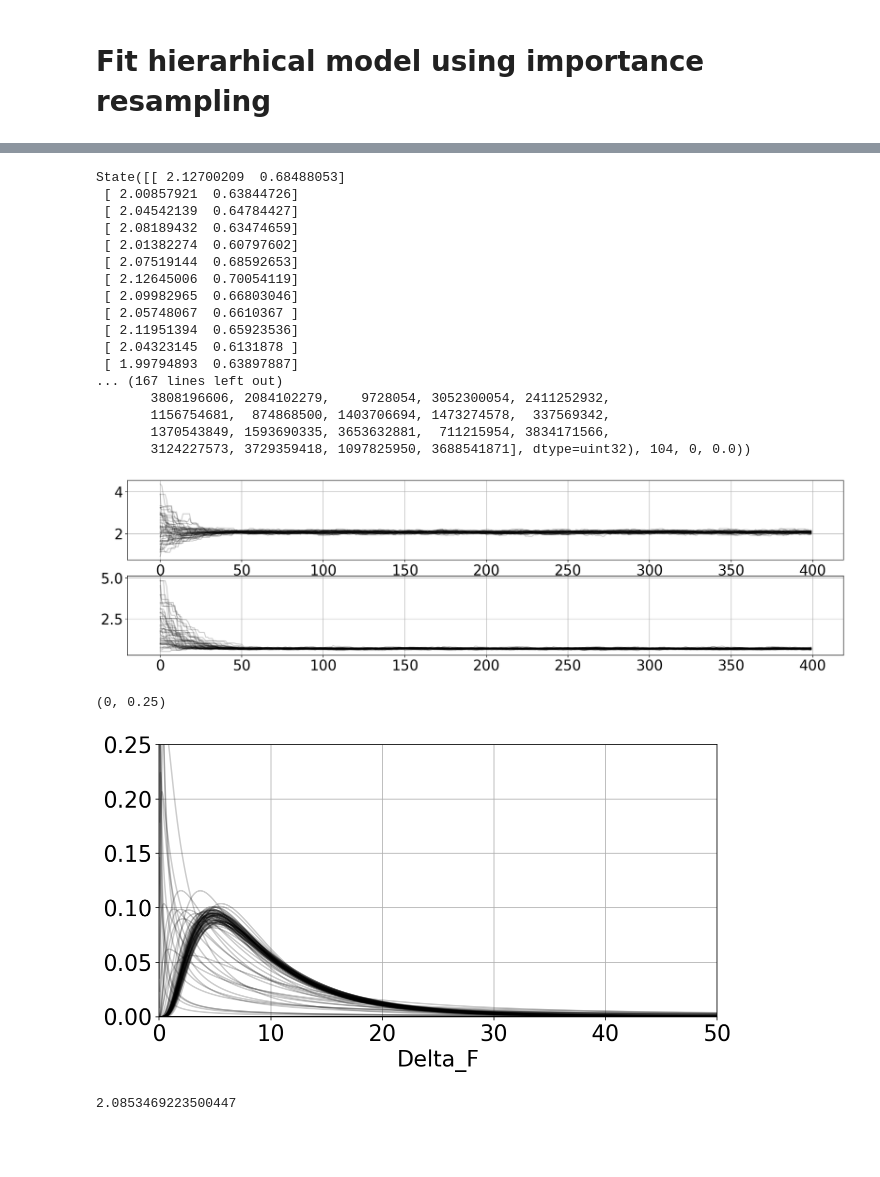
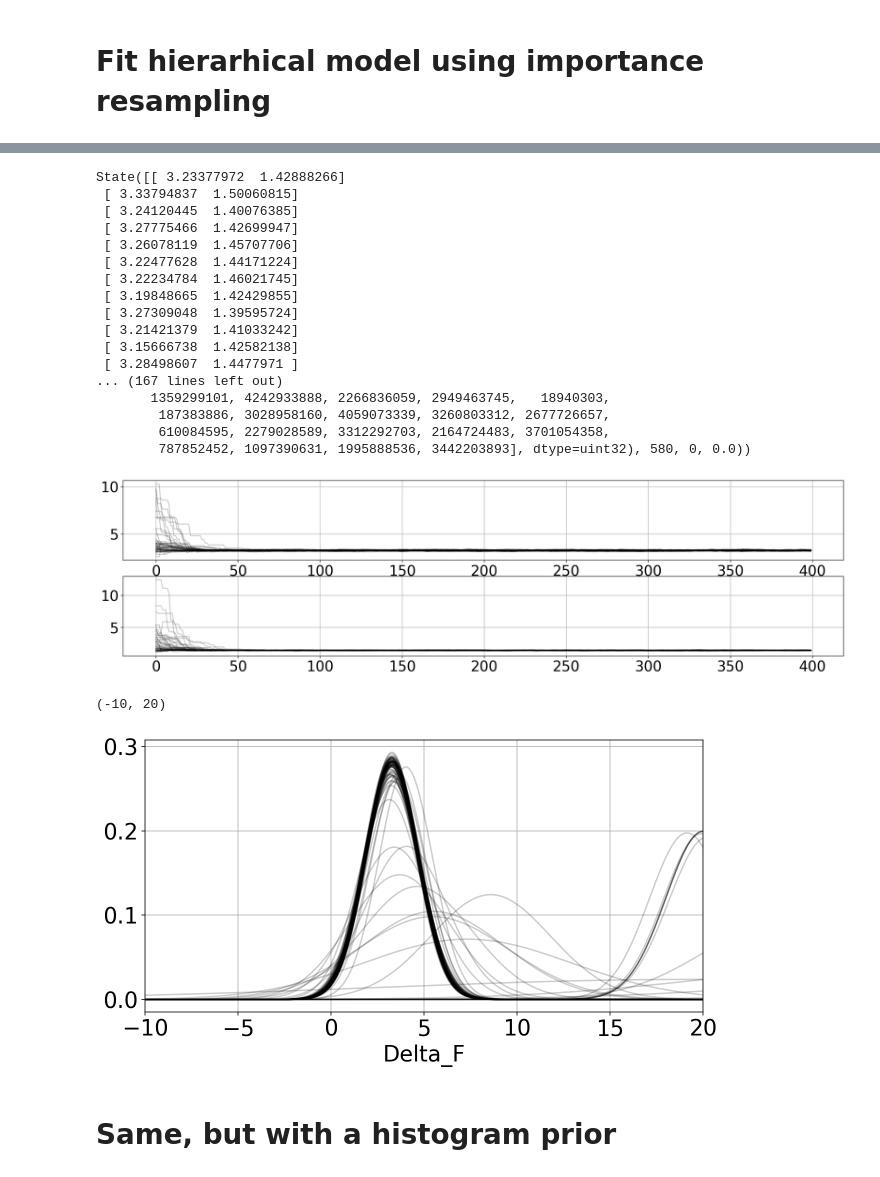
Before and after one commit to fbartolic/hierarchical_single_lens_events, a Jupyter notebook: src/initial_attempt.ipynb, the cells around one changed output, grey strips where cells are left out. Cells and saved outputs as stored; diff of their text form; code cells hidden in the pictures; blank space fills up the shorter version.

```diff
--- a/src/initial_attempt.ipynb
+++ b/src/initial_attempt.ipynb
@@ -38,17 +38,15 @@ def load_samples(data_path, param_name):
         # Load trace
         path = data_path + directory
         try:
-            trace = pd.read_csv(path + '/PSPL/trace.csv')
-            # Exclude samples if the values are silly
-            if not (np.mean(trace[param_name].values) > 2000.):
-                param_samples.append(trace[param_name].values)
-                logp_param_samples.append(trace['logp_' + param_name].values)
+            trace = pd.read_csv(path + '/PSPL_hmc/trace.csv')
+            param_samples.append(trace[param_name].values)
+            logp_param_samples.append(trace['logp_' + param_name].values)
         except:
             pass
 
     return param_samples, logp_param_samples
 
-samples, logp_samples = load_samples('output/', 'Delta_F__0')
+samples, logp_samples = load_samples('../output/2017/', 'ln_Delta_F__0')
 # %%
 medians = []
 medians_logp = []
@@ -120,7 +118,7 @@ def log_likelihood(params, samples_w, samples_p_w):
         n_samples = len(samples_w[i])
 
         # Compute importance resampling fraction
-        frac = lognormal_prior(samples_w[i], params)/samples_p_w[i]
+        frac = normal_prior(samples_w[i], params)/samples_p_w[i]
 
         result += np.log(np.sum(frac)/float(n_samples))
 
@@ -167,23 +165,23 @@ sampler = emcee.EnsembleSampler(nwalkers, ndim, log_posterior, args=(samples, np
 # %%
 sampler.run_mcmc(pos, 500)
 # %% [output]
-State([[ 2.12700209  0.68488053]
- [ 2.00857921  0.63844726]
- [ 2.04542139  0.64784427]
- [ 2.08189432  0.63474659]
- [ 2.01382274  0.60797602]
- [ 2.07519144  0.68592653]
- [ 2.12645006  0.70054119]
- [ 2.09982965  0.66803046]
- [ 2.05748067  0.6610367 ]
- [ 2.11951394  0.65923536]
- [ 2.04323145  0.6131878 ]
- [ 1.99794893  0.63897887]
+State([[ 3.23377972  1.42888266]
+ [ 3.33794837  1.50060815]
+ [ 3.24120445  1.40076385]
+ [ 3.27775466  1.42699947]
+ [ 3.26078119  1.45707706]
+ [ 3.22477628  1.44171224]
+ [ 3.22234784  1.46021745]
+ [ 3.19848665  1.42429855]
+ [ 3.27309048  1.39595724]
+ [ 3.21421379  1.41033242]
+ [ 3.15666738  1.42582138]
+ [ 3.28498607  1.4477971 ]
 ... (167 lines left out)
-       3808196606, 2084102279,    9728054, 3052300054, 2411252932,
-       1156754681,  874868500, 1403706694, 1473274578,  337569342,
-       1370543849, 1593690335, 3653632881,  711215954, 3834171566,
-       3124227573, 3729359418, 1097825950, 3688541871], dtype=uint32), 104, 0, 0.0))
+       1359299101, 4242933888, 2266836059, 2949463745,   18940303,
+        187383886, 3028958160, 4059073339, 3260803312, 2677726657,
+        610084595, 2279028589, 3312292703, 2164724483, 3701054358,
+        787852452, 1097390631, 1995888536, 3442203893], dtype=uint32), 580, 0, 0.0))
 # %%
 # Plot traceplots
 fig, ax = plt.subplots(ndim, 1, figsize=(20, 5))
@@ -193,24 +191,22 @@ for i in range(ndim):
     ax[i].plot(sampler.chain[mask, 100:, i].T, 'k-', alpha=0.2);
     ax[i].grid()
 # %% [output]
-[figure, old version]
+[figure, new version]
 # %%
 fig, ax = plt.subplots(figsize=(10, 5))
 
-x = np.linspace(0, 150., 5000)
-samples_hyper = sampler.flatchain[100:, :]
+x = np.linspace(-10, 50., 5000)
+samples_hyper = sampler.flatchain[400:, :]
 
 for mu, sig in samples_hyper[np.random.randint(len(samples_hyper), size=100)]:
-    ax.plot(x, lognormal_prior(x, (mu, sig)), color='black', alpha=0.2)
+    ax.plot(x, normal_prior(x, (mu, sig)), color='black', alpha=0.2)
 
 ax.grid()
 ax.set_xlabel('Delta_F')
-ax.set_xlim(0, 50)
-ax.set_ylim(0, 0.25)
+ax.set_xlim(-10, 20)
+# ax.set_ylim(0, 0.5)
 # %% [output]
-(0, 0.25)
+(-10, 20)
-[figure, old version]
+[figure, new version]
-# %%
-np.median(samples_hyper[:, 0])
-# %% [output]
-2.0853469223500447
+# %% [markdown]
+# Same, but with a histogram prior
```
Also changed, not shown: parts of 3 cells of this notebook.
